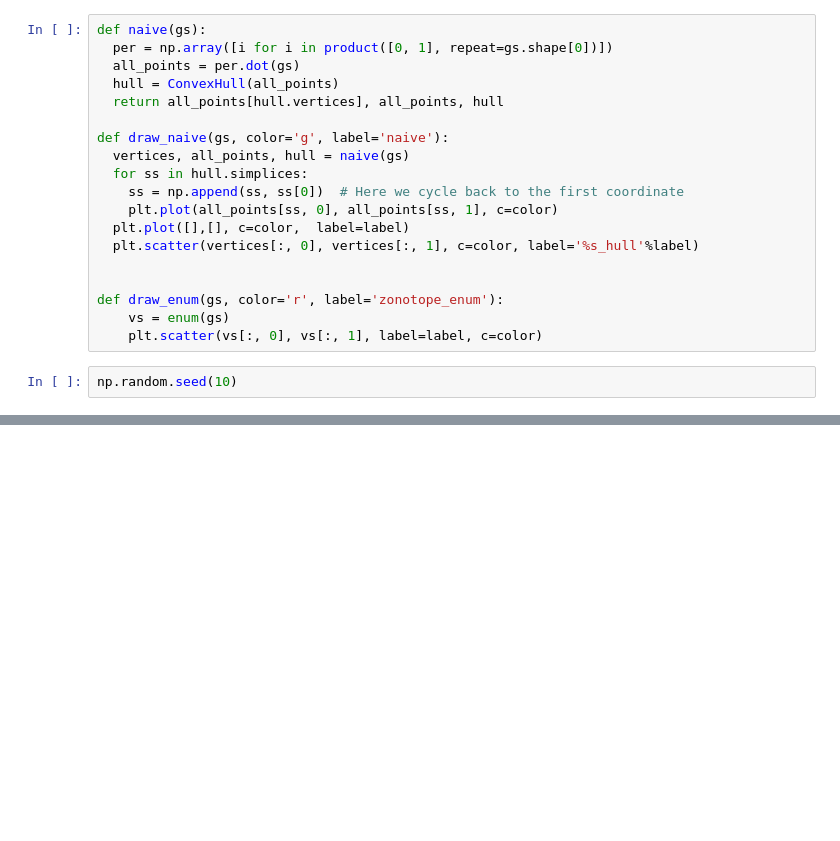
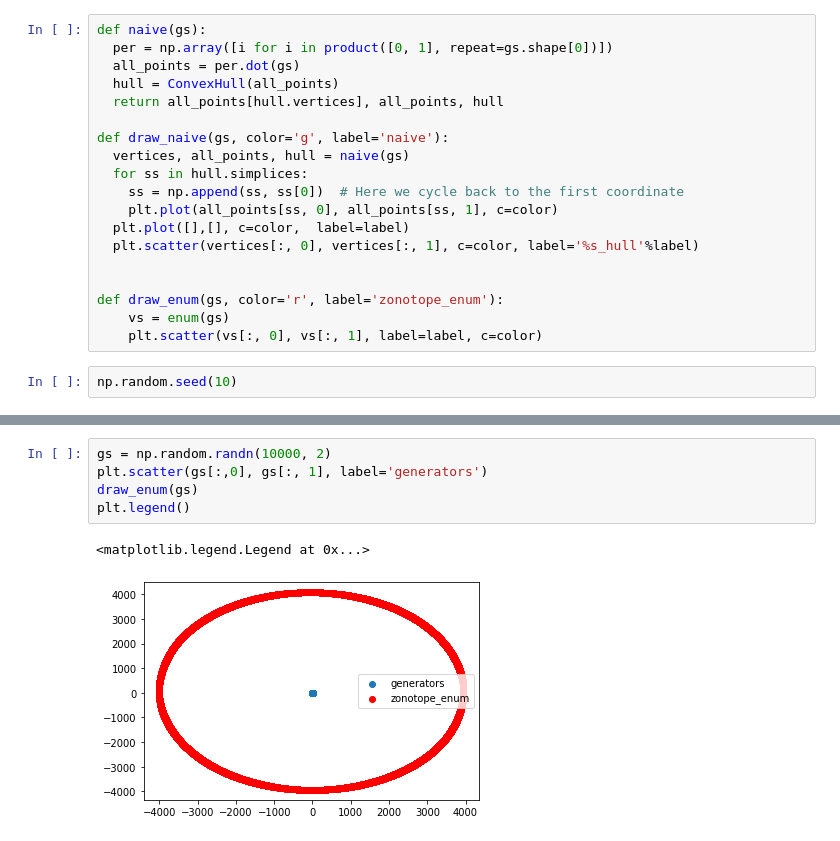
Before and after one commit to yupbank/zonotope_enum, a Jupyter notebook: demo.ipynb, the cells around one changed output, grey strips where cells are left out. Cells and saved outputs as stored; diff of their text form; blank space fills up the shorter version.

```diff
--- a/demo.ipynb
+++ b/demo.ipynb
@@ -82,0 +110,8 @@ gs = np.random.randn(20, 2)
+# %%
+gs = np.random.randn(10000, 2)
+plt.scatter(gs[:,0], gs[:, 1], label='generators')
+draw_enum(gs)
+plt.legend()
+# %% [output]
+<matplotlib.legend.Legend at 0x...>
+[figure, added]
```
Also changed, not shown: parts of 12 cells of this notebook.
